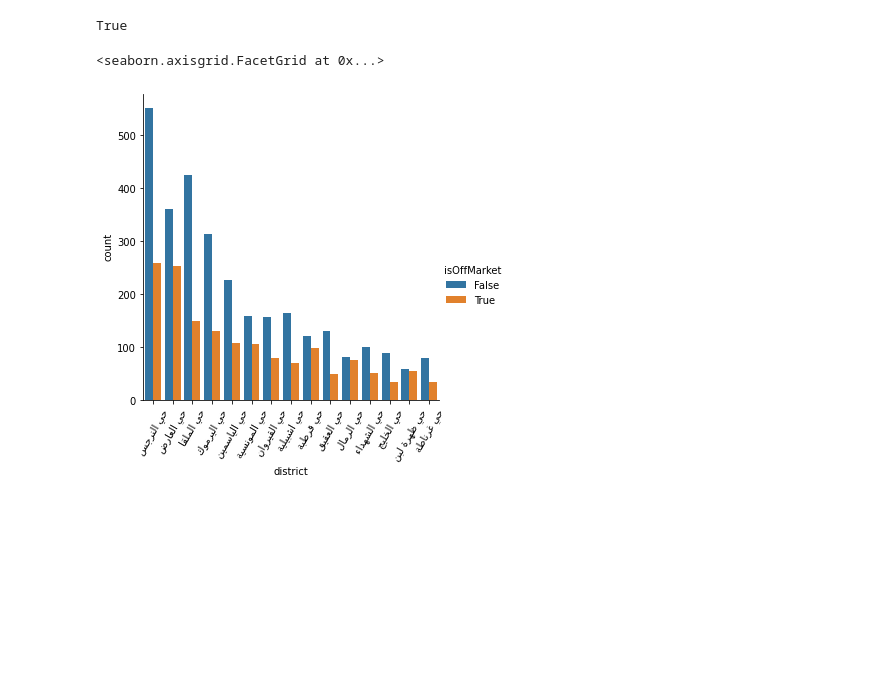
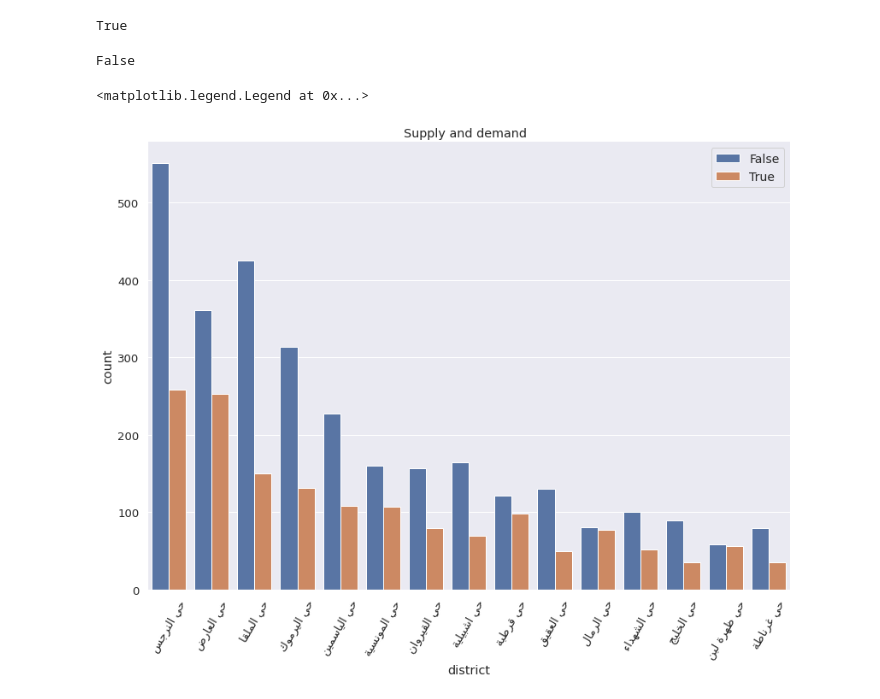
Before and after one commit to Abdulmalik-rebdi/aqar1, a Jupyter notebook: src/EDA.ipynb, the cells around one changed output. Saved outputs shown, nothing was run; the diff lists cells and outputs as text; code cells hidden in the pictures; blank space fills up the shorter version.

```diff
--- a/src/EDA.ipynb
+++ b/src/EDA.ipynb
@@ -319,13 +518,3 @@ Name: district, dtype: int64
 
 def modify_arabic_display(s):
     return get_display(arabic_reshaper.reshape(s.encode('utf-8').decode('utf8')))
-# %%
-if to["index"][0] =='ﺣﻲ ﺍﻟﻨﺮﺟﺲ':
-            for index, row in to.iterrows():
-
-                    to["index"][index] = modify_arabic_display(to["index"][index])
-# %%
-if to["index"][0] =='ﺣﻲ ﺍﻟﻨﺮﺟﺲ':
-            for index, row in to.iterrows():
-
-                    to["index"][index] = modify_arabic_display(to["index"][index])
@@ -453,7 +530,12 @@ Name: isOffMarket, dtype: int64
 # %%
+
+
+
 sns.violinplot(data=df, x="beds", y="age", hue="isOffMarket",
                split=True, inner="quart", linewidth=1
             #    palette={"Yes": "b", "No": ".85"}
-            )
+            ).set(title= "how the number of bedroom and age affect the rented apartment "  )
+sns.set(rc={'figure.figsize':(20.7,12.27)})
+sns.set(font_scale = 2)
 sns.despine(left=True)
 # %% [output]
@@ -467,5 +543,5 @@ df['age'].min()
 # %%
-cp = df
+cp =  df.copy()
 # %%
 cp['isOffMarket'].value_counts()
 # %% [output]
@@ -481,9 +557,16 @@ if cp['district'][0] =='حي النظيم':
             for index, row in cp.iterrows():
 
                     cp['district'][index] = modify_arabic_display(cp['district'][index])
+# %%
+cp["district"][0] == 'حي النظيم'
+# %% [output]
+False
 # %%
-ax = sns.catplot(x="district", hue="isOffMarket", kind="count", data=cp ,  order=df.district.value_counts().iloc[:15].index)
-ax.set_xticklabels(rotation = 60)
+ax = sns.catplot(x="district", hue="isOffMarket", kind="count", data=cp ,  order=cp.district.value_counts().iloc[:15].index , height=8.27, aspect=11.7/8.27 , legend=False )
+# ax.set_xlabel("X-Axis")
+ax.set_xticklabels(rotation = 60).set(title= "Supply and demand  "  )
+sns.set(font_scale = 0.6)
+plt.legend(loc="upper right", frameon=True , fontsize= 14  )
 # %% [output]
-<seaborn.axisgrid.FacetGrid at 0x...>
+<matplotlib.legend.Legend at 0x...>
-[figure, old version]
+[figure, new version]
```
Also changed, not shown: parts of 110 cells of this notebook.
